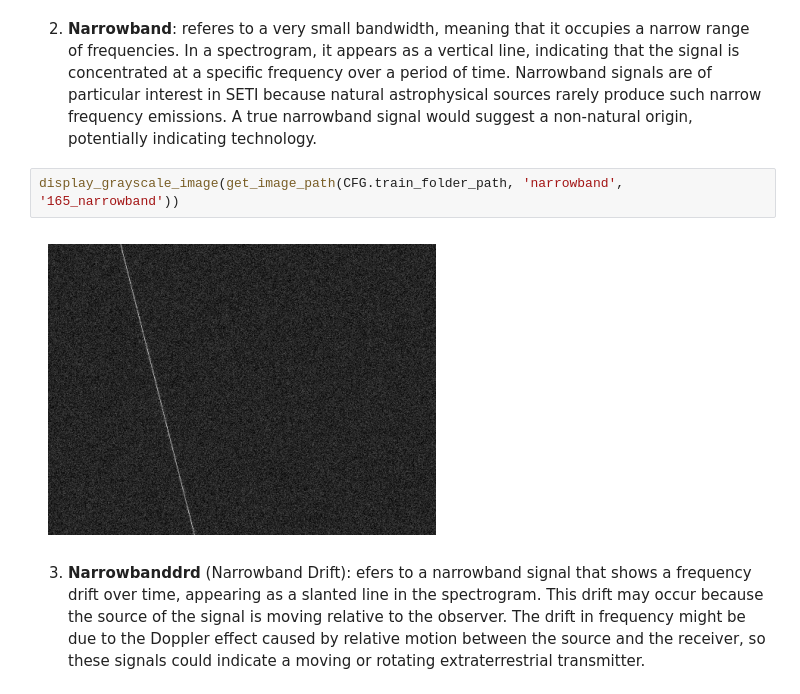
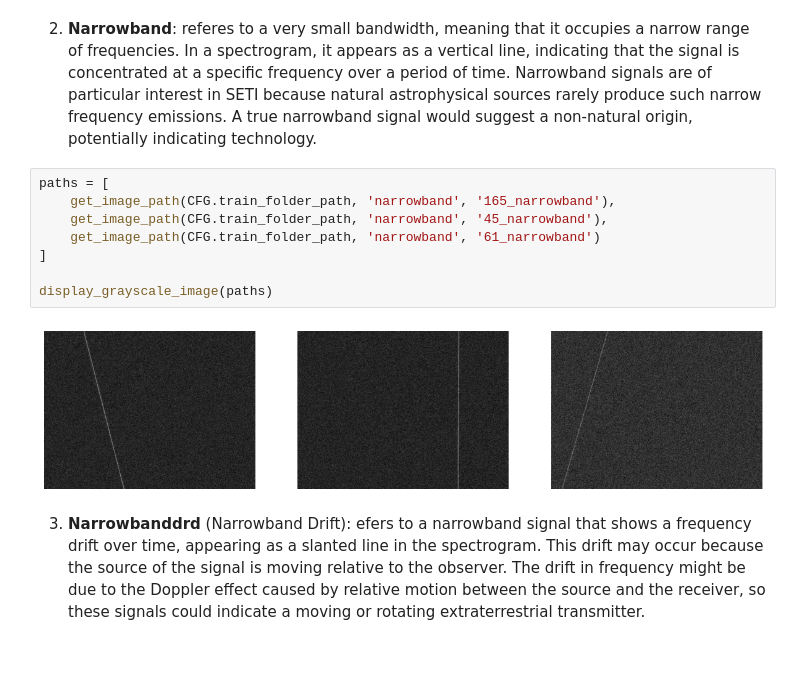
Before and after one commit to coralhayoun/workshop, a Jupyter notebook: workshop_notebook.ipynb, the cells around one changed output. Cells and saved outputs as stored; diff of their text form; blank space fills up the shorter version.

```diff
--- a/workshop_notebook.ipynb
+++ b/workshop_notebook.ipynb
@@ -400,8 +408,14 @@ display_grayscale_image(get_image_path(CFG.train_folder_path, 'brightpixel', '42
 # %% [markdown]
 2. **Narrowband**: referes to a very small bandwidth, meaning that it occupies a narrow range of frequencies. In a spectrogram, it appears as a vertical line, indicating that the signal is concentrated at a specific frequency over a period of time. Narrowband signals are of particular interest in SETI because natural astrophysical sources rarely produce such narrow frequency emissions. A true narrowband signal would suggest a non-natural origin, potentially indicating technology.
-# %%
-display_grayscale_image(get_image_path(CFG.train_folder_path, 'narrowband', '165_narrowband'))
-# %% [output]
-[figure, removed]
+# %%
+paths = [
+    get_image_path(CFG.train_folder_path, 'narrowband', '165_narrowband'),
+    get_image_path(CFG.train_folder_path, 'narrowband', '45_narrowband'),
+    get_image_path(CFG.train_folder_path, 'narrowband', '61_narrowband')
+]
+
+display_grayscale_image(paths)
+# %% [output]
+[figure, added]
 # %% [markdown]
 3. **Narrowbanddrd** (Narrowband Drift): efers to a narrowband signal that shows a frequency drift over time, appearing as a slanted line in the spectrogram. This drift may occur because the source of the signal is moving relative to the observer. The drift in frequency might be due to the Doppler effect caused by relative motion between the source and the receiver, so these signals could indicate a moving or rotating extraterrestrial transmitter.
```
Also changed, not shown: parts of 15 cells of this notebook.
